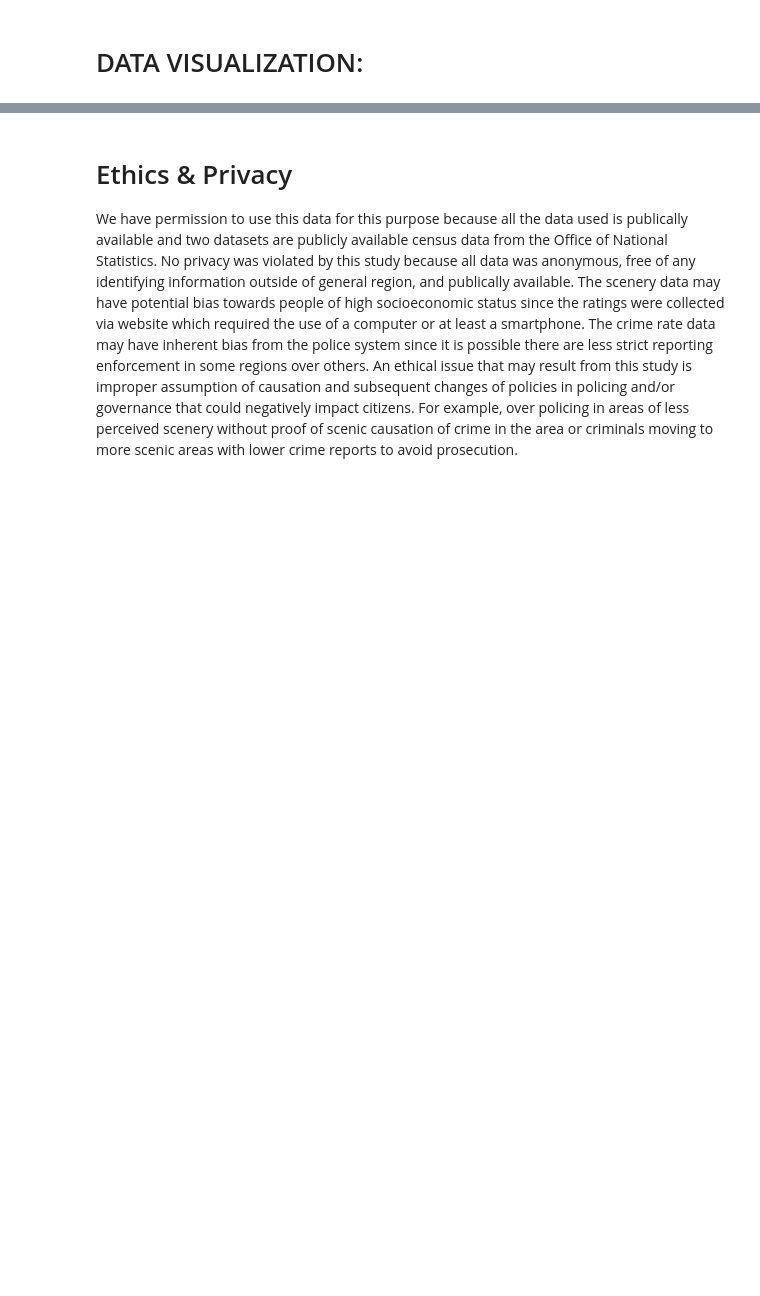
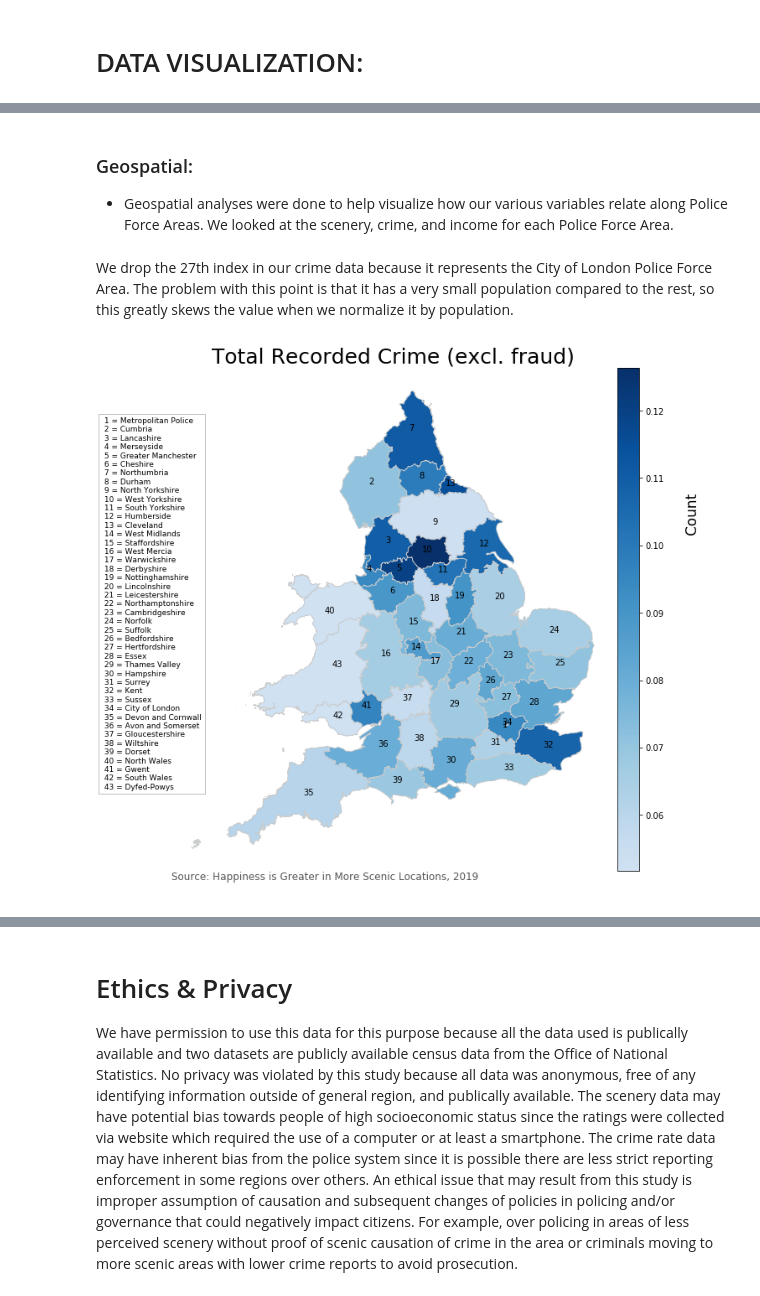
Before and after one commit to YunanAZ/Impact-of-Scenery-on-Regional-Crime-Rates-and-Citizen-Wealth, a Jupyter notebook: src/FinalProject.ipynb, the cells around one changed output, grey strips where cells are left out. Cells and saved outputs as stored; diff of their text form; code cells hidden in the pictures; blank space fills up the shorter version.

```diff
--- a/src/FinalProject.ipynb
+++ b/src/FinalProject.ipynb
@@ -245,5 +382,21 @@ plt.show()
+# %% [markdown]
+### Geospatial:
+
+- Geospatial analyses were done to help visualize how our various variables relate along Police Force Areas. We looked at the scenery, crime, and income for each Police Force Area.
+# %%
+import matplotlib.pyplot as plt
+import matplotlib.colors as colors
+import numpy as np
+
+def truncate_colormap(cmap, minval=0.0, maxval=1.0, n=100):
+    new_cmap = colors.LinearSegmentedColormap.from_list(
+        'trunc({n},{a:.2f},{b:.2f})'.format(n=cmap.name, a=minval, b=maxval),
+        cmap(np.linspace(minval, maxval, n)))
+    return new_cmap
 # %%
 map_df = gpd.read_file('../data/PFA Geospatial Analysis Stuff/Police_Force_Areas_December_2016_Full_Extent_Boundaries_in_England_and_Wales.shp')
+# %% [markdown]
+We drop the 27th index in our crime data because it represents the City of London Police Force Area. The problem with this point is that it has a very small population compared to the rest, so this greatly skews the value when we normalize it by population.
 # %%
 df_crime['TotalCrimeNorm'] = df_crime['TotalRecordedCrime']/df_crime['PopulationFigures']
 df_crime.drop(index=27,inplace = True)
@@ -267,40 +420,44 @@ for idx, row in map_df.iterrows():
     plt.annotate(s=row['objectid'], xy=row['coords'], horizontalalignment='center', color = 'black')
 
 # create map
-merged.plot(column = variable, cmap = 'Blues', linewidth = 0.8, ax = base, edgecolor = '0.8')
+cmap = plt.get_cmap('Blues')
+new_cmap = truncate_colormap(cmap, 0.2, 1)
+merged.plot(column = variable, cmap = new_cmap, linewidth = 0.8, ax = base, edgecolor = '0.8')
 
 # Create colorbar as a legend
-sm = plt.cm.ScalarMappable(cmap='Blues', norm=plt.Normalize(vmin=vmin, vmax=vmax))
+sm = plt.cm.ScalarMappable(cmap=new_cmap, norm=plt.Normalize(vmin=vmin, vmax=vmax))
 
 # empty array for the data range
 sm._A = []
 
 # add the colorbar to the figure
 divider = make_axes_locatable(ax)
 cax1 = divider.append_axes("right", size="5%", pad=0.05)
 cbar = fig.colorbar(sm, cax = cax1)
 
 # remove the axis
 ax.axis('off')
 
 # add a title and y label
 title = ax.set_title("Total Recorded Crime (excl. fraud)", fontdict = {'fontsize': '25', 'fontweight' : '3'})
 y_axis = ax.annotate("Count", xy = (0.97, 0.66), xycoords = 'figure fraction', rotation = 'vertical',
                     fontsize = 17)
 
 # create an annotation for the data source
 ax.annotate('Source: Happiness is Greater in More Scenic Locations, 2019', xy = (0, 0), xycoords = 'axes fraction',
             horizontalalignment = 'left', verticalalignment = 'top', fontsize = 12, color = '#555555')
 
 # legend box for county labels
 leg = pd.DataFrame()
 leg['Police Force Area'] = map_df['objectid'].map(str) + ' = ' + map_df['pfa16nm']
 ax.annotate(leg.to_string(formatters={'Police Force Area':'{{:<{}s}}'.format(leg['Police Force Area'].str.len().max()).format},
                           index=False, header = None),
             xy = (0.01,0.2), xycoords = 'figure fraction', fontsize = 9, color = 'black', horizontalalignment = 'left',
             bbox=dict(facecolor='none', edgecolor='silver'))
 
 plt.show()
+# %% [output]
+[figure, added]
 # %%
 # set a variable that will call whatever column we want to visualise on the map
 variable = 'Avg_Rating'
```
Also changed, not shown: parts of 92 cells of this notebook, 1 other file.
